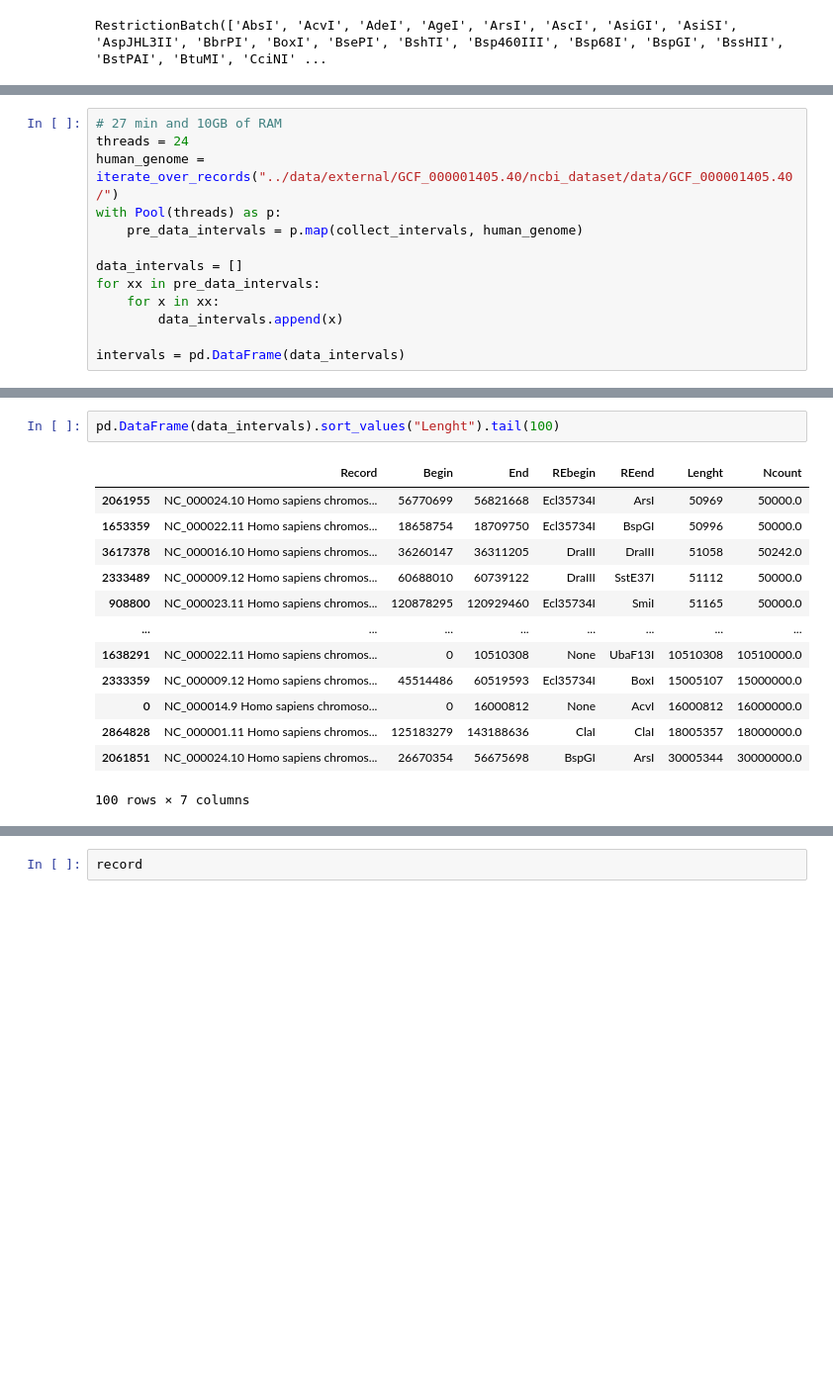
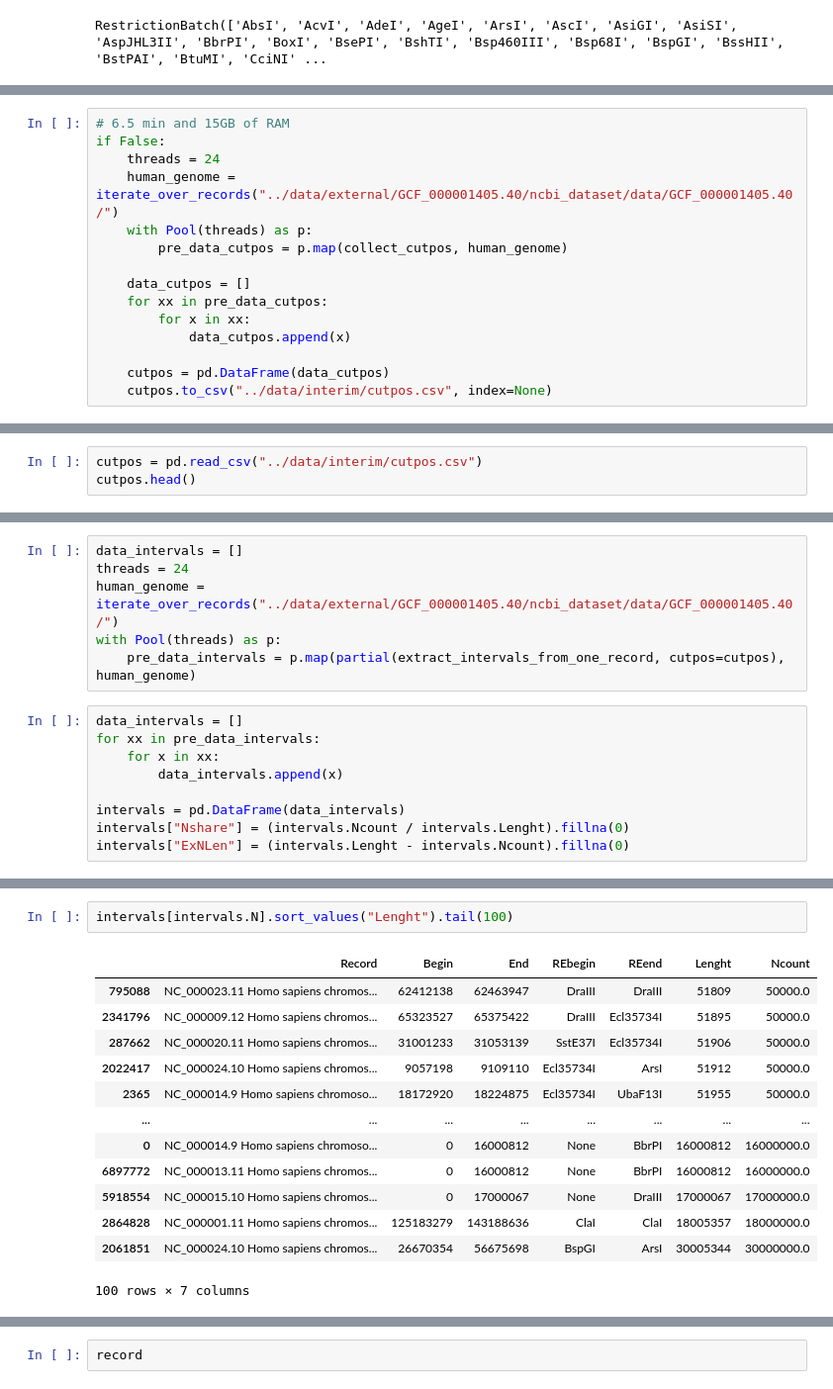
Before and after one commit to mitoclub/OldMenGenetics, a Jupyter notebook: restrictase_search/notebooks/find_re2.ipynb, the cells around one changed output, grey strips where cells are left out. Shown at 99% size. Drawn from its saved outputs; the diff is of its cells as text; blank space fills up the shorter version.

```diff
--- a/restrictase_search/notebooks/find_re2.ipynb
+++ b/restrictase_search/notebooks/find_re2.ipynb
@@ -222,15 +247,17 @@ def iterate_over_records(indir: str) -> SeqRecord:
         for record in SeqIO.parse(fp, format="fasta"):
             yield record
 # %%
-# 27 min and 10GB of RAM
-threads = 24
-human_genome = iterate_over_records("../data/external/GCF_000001405.40/ncbi_dataset/data/GCF_000001405.40/")
-with Pool(threads) as p:
-    pre_data_intervals = p.map(collect_intervals, human_genome)
+# 6.5 min and 15GB of RAM
+if False:
+    threads = 24
+    human_genome = iterate_over_records("../data/external/GCF_000001405.40/ncbi_dataset/data/GCF_000001405.40/")
+    with Pool(threads) as p:
+        pre_data_cutpos = p.map(collect_cutpos, human_genome)
 
-data_intervals = []
-for xx in pre_data_intervals:
-    for x in xx:
-        data_intervals.append(x)
+    data_cutpos = []
+    for xx in pre_data_cutpos:
+        for x in xx:
+            data_cutpos.append(x)
 
-intervals = pd.DataFrame(data_intervals)
+    cutpos = pd.DataFrame(data_cutpos)
+    cutpos.to_csv("../data/interim/cutpos.csv", index=None)
@@ -240,0 +264,3 @@ len(data_intervals)
+# %%
+cutpos = pd.read_csv("../data/interim/cutpos.csv")
+cutpos.head()
@@ -240,0 +274,15 @@ len(data_intervals)
+# %%
+data_intervals = []
+threads = 24
+human_genome = iterate_over_records("../data/external/GCF_000001405.40/ncbi_dataset/data/GCF_000001405.40/")
+with Pool(threads) as p:
+    pre_data_intervals = p.map(partial(extract_intervals_from_one_record, cutpos=cutpos), human_genome)
+# %%
+data_intervals = []
+for xx in pre_data_intervals:
+    for x in xx:
+        data_intervals.append(x)
+
+intervals = pd.DataFrame(data_intervals)
+intervals["Nshare"] = (intervals.Ncount / intervals.Lenght).fillna(0)
+intervals["ExNLen"] = (intervals.Lenght - intervals.Ncount).fillna(0)
@@ -241,16 +353,16 @@ len(data_intervals)
 # %%
-pd.DataFrame(data_intervals).sort_values("Lenght").tail(100)
+intervals[intervals.N].sort_values("Lenght").tail(100)
 # %% [output]
 |  | Record | Begin | End | REbegin | REend | Lenght | Ncount |
-| 2061955 | NC_000024.10 Homo sapiens chromos... | 56770699 | 56821668 | Ecl35734I | ArsI | 50969 | 50000.0 |
-| 1653359 | NC_000022.11 Homo sapiens chromos... | 18658754 | 18709750 | Ecl35734I | BspGI | 50996 | 50000.0 |
-| 3617378 | NC_000016.10 Homo sapiens chromos... | 36260147 | 36311205 | DraIII | DraIII | 51058 | 50242.0 |
-| 2333489 | NC_000009.12 Homo sapiens chromos... | 60688010 | 60739122 | DraIII | SstE37I | 51112 | 50000.0 |
-| 908800 | NC_000023.11 Homo sapiens chromos... | 120878295 | 120929460 | Ecl35734I | SmiI | 51165 | 50000.0 |
+| 795088 | NC_000023.11 Homo sapiens chromos... | 62412138 | 62463947 | DraIII | DraIII | 51809 | 50000.0 |
+| 2341796 | NC_000009.12 Homo sapiens chromos... | 65323527 | 65375422 | DraIII | Ecl35734I | 51895 | 50000.0 |
+| 287662 | NC_000020.11 Homo sapiens chromos... | 31001233 | 31053139 | SstE37I | Ecl35734I | 51906 | 50000.0 |
+| 2022417 | NC_000024.10 Homo sapiens chromos... | 9057198 | 9109110 | Ecl35734I | ArsI | 51912 | 50000.0 |
+| 2365 | NC_000014.9 Homo sapiens chromoso... | 18172920 | 18224875 | Ecl35734I | UbaF13I | 51955 | 50000.0 |
 | ... | ... | ... | ... | ... | ... | ... | ... |
-| 1638291 | NC_000022.11 Homo sapiens chromos... | 0 | 10510308 | None | UbaF13I | 10510308 | 10510000.0 |
-| 2333359 | NC_000009.12 Homo sapiens chromos... | 45514486 | 60519593 | Ecl35734I | BoxI | 15005107 | 15000000.0 |
-| 0 | NC_000014.9 Homo sapiens chromoso... | 0 | 16000812 | None | AcvI | 16000812 | 16000000.0 |
+| 0 | NC_000014.9 Homo sapiens chromoso... | 0 | 16000812 | None | BbrPI | 16000812 | 16000000.0 |
+| 6897772 | NC_000013.11 Homo sapiens chromos... | 0 | 16000812 | None | BbrPI | 16000812 | 16000000.0 |
+| 5918554 | NC_000015.10 Homo sapiens chromos... | 0 | 17000067 | None | DraIII | 17000067 | 17000000.0 |
 | 2864828 | NC_000001.11 Homo sapiens chromos... | 125183279 | 143188636 | ClaI | ClaI | 18005357 | 18000000.0 |
 | 2061851 | NC_000024.10 Homo sapiens chromos... | 26670354 | 56675698 | BspGI | ArsI | 30005344 | 30000000.0 |
 100 rows × 7 columns
```
Also changed, not shown: parts of 14 cells of this notebook, 1 other file.
